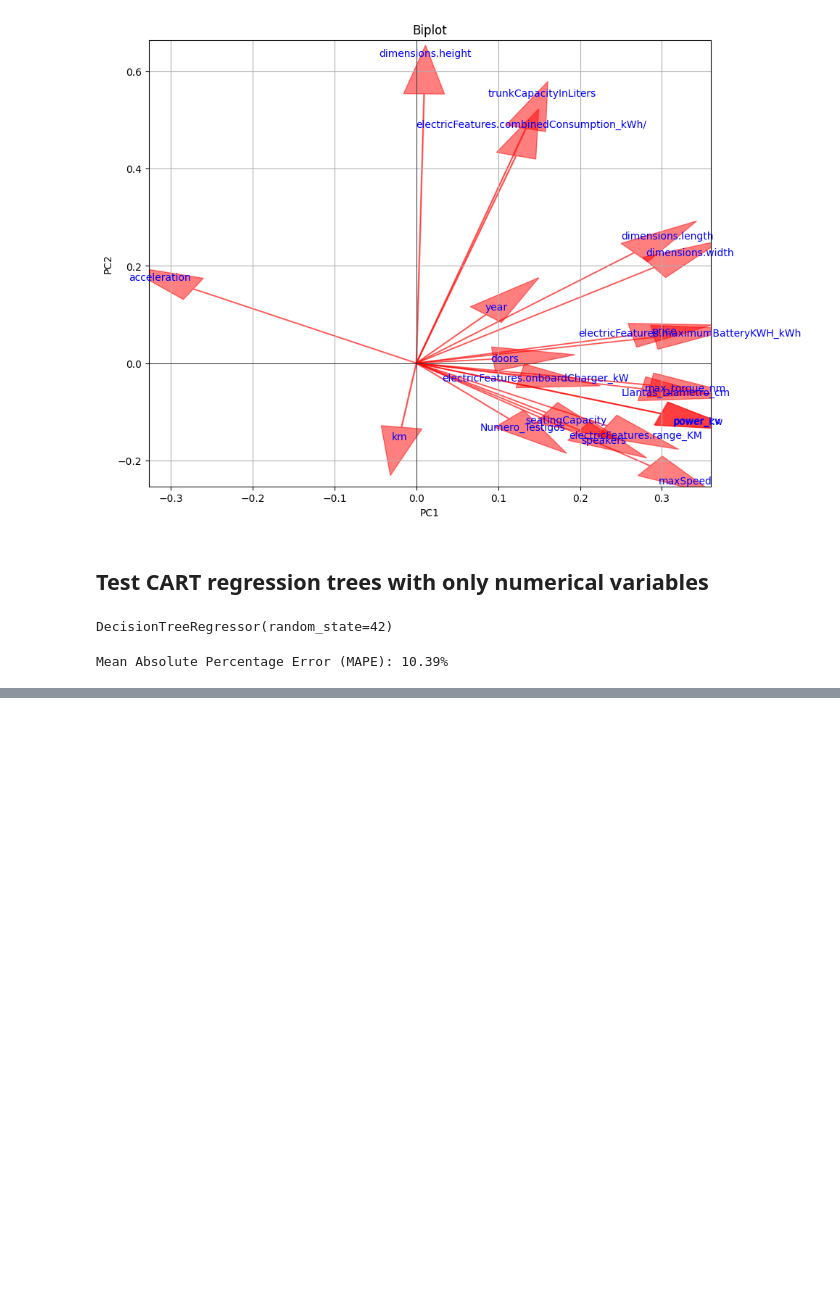
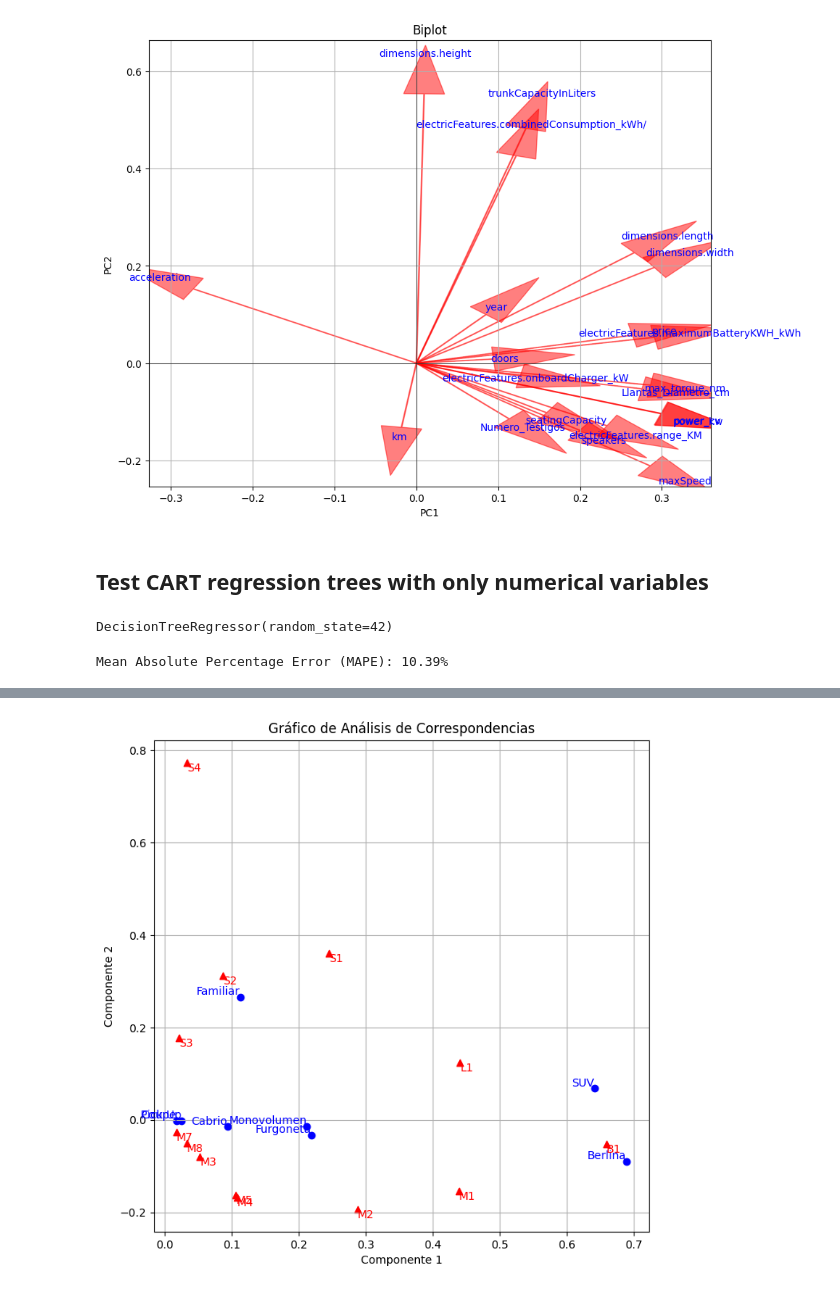
Before and after one commit to Lingfeng555/Cars_Price_Prediction, a Jupyter notebook: CART/Cart3.ipynb, the cells around one changed output, grey strips where cells are left out. Cells and saved outputs as stored; diff of their text form; code cells hidden in the pictures; blank space fills up the shorter version.

```diff
--- a/CART/Cart3.ipynb
+++ b/CART/Cart3.ipynb
@@ -304,0 +336,2 @@ def get_categorical_columns(df: pd.DataFrame) -> pd.DataFrame:
+# %%
+categorical_columns = get_electric_categorical_columns(data["Eléctrico"])
@@ -304,0 +350,34 @@ def get_categorical_columns(df: pd.DataFrame) -> pd.DataFrame:
+# %%
+contingency_table = pd.crosstab(categorical_columns['bodyTypeId'], categorical_columns['jato_classification'])
+
+P = contingency_table / contingency_table.values.sum()
+
+# Calcular los perfiles de fila y columna (matrices D_r y D_c)
+D_r = np.diag(1 / P.sum(axis=1))
+D_c = np.diag(1 / P.sum(axis=0))
+
+# Calcular la matriz S (correspondencia ajustada)
+S = np.sqrt(D_r).dot(P).dot(np.sqrt(D_c))
+
+# Aplicar SVD
+svd = TruncatedSVD(n_components=2)
+svd.fit(S)
+row_coordinates = svd.transform(S)  # Coordenadas de las filas
+col_coordinates = svd.components_.T  # Coordenadas de las columnas
+
+# Visualización
+plt.figure(figsize=(8, 8))
+for i, label in enumerate(contingency_table.index):
+    plt.scatter(row_coordinates[i, 0], row_coordinates[i, 1], color='blue')
+    plt.text(row_coordinates[i, 0], row_coordinates[i, 1], f'{label}', color='blue', ha='right', va='bottom')
+for i, label in enumerate(contingency_table.columns):
+    plt.scatter(col_coordinates[i, 0], col_coordinates[i, 1], color='red', marker='^')
+    plt.text(col_coordinates[i, 0], col_coordinates[i, 1], f'{label}', color='red', ha='left', va='top')
+
+plt.xlabel('Componente 1')
+plt.ylabel('Componente 2')
+plt.title('Gráfico de Análisis de Correspondencias')
+plt.grid(True)
+plt.show()
+# %% [output]
+[figure, added]
```
Also changed, not shown: parts of 11 cells of this notebook, 1 other file.
